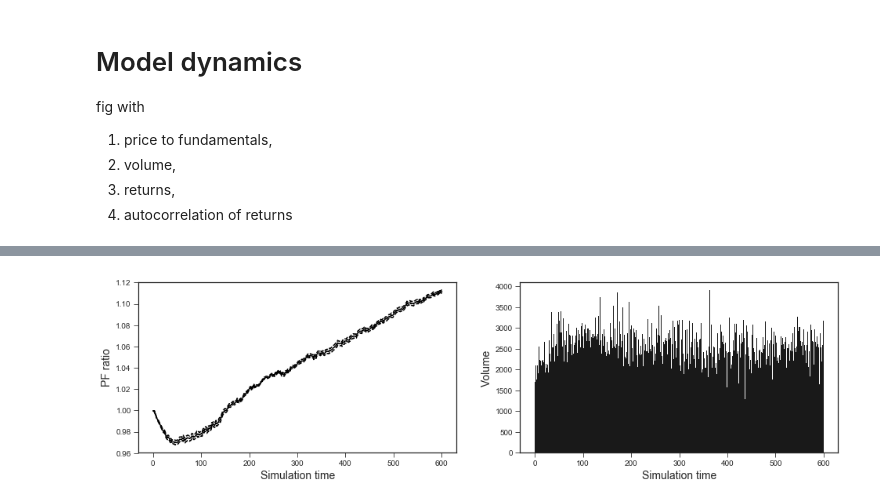
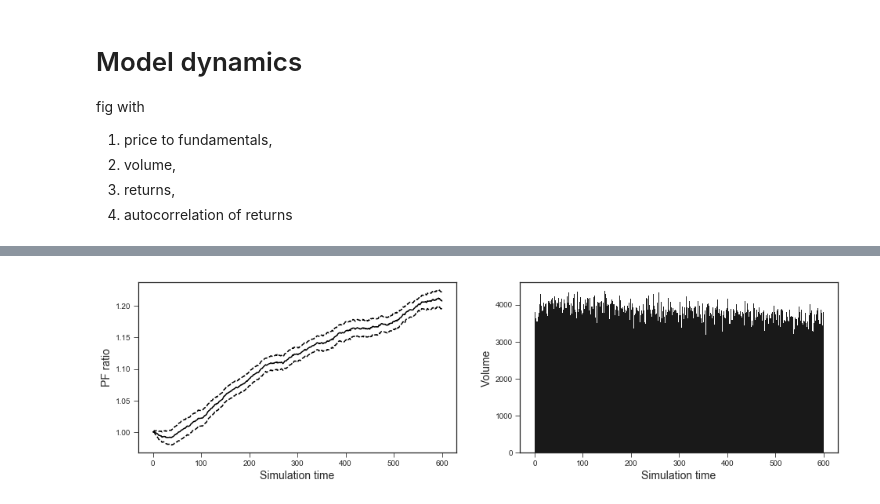
Before and after one commit to joerischasfoort/qe-asset-cycle, a Jupyter notebook: cb-asset-cylce-dynamics.ipynb, the cells around one changed output, grey strips where cells are left out. Drawn from its saved outputs; the diff is of its cells as text; code cells hidden in the pictures.

Commit message:
add_parameter_estimation

```diff
--- a/cb-asset-cylce-dynamics.ipynb
+++ b/cb-asset-cylce-dynamics.ipynb
@@ -112,3 +105,16 @@ params_nb = {"fundamental_value": 105,
+# %%
+problem = {
+  'num_vars': 7,
+  'names': ['std_noise', "w_random", "strat_share_chartists",
+            "base_risk_aversion", "fundamentalist_horizon_multiplier",
+            "mutation_intensity", "average_learning_ability"],
+  'bounds': [[0.03, 0.09], [0.02, 0.15], [0.02, 0.3],
+            [0.05, 3.0], [1.0, 5.0],
+            [0.05,0.5], [0.01, 0.8]]
+}
+# %%
+for i, name in enumerate(problem['names']):
+    params_nb[name] = est_params[i]
 # %%
 scenarios = [None]
 s_idx = 0
@@ -166,7 +172,7 @@ upper_autocors = []
 
 for row in range(len(autocors)):
     autcor_range = autocors.iloc[row]
-    lower, upper = confidence_interval(autcor_range, np.mean(autcor_range))
+    lower, upper = confidence_interval(autcor_range) #, np.mean(autcor_range)
     lower_autocors.append(lower)
     upper_autocors.append(upper)
 # %% [markdown]
@@ -272,46 +285,46 @@ prices[0].pct_change()[0].autocorr(20)
 lower_c_price = []
 upper_c_price = []
 av_pf = []
-for row in range(len(prices[0])):
-    price_range = prices[0].iloc[row] / fundamentals[s_idx].mean(axis=1)# / mc_fundamentals.iloc[row]
-    lower, upper = confidence_interval(price_range, np.mean(price_range))
+for row in range(len(prices[0])-1):
+    price_range = prices[0].iloc[row] / fundamentals[0].iloc[row]#fundamentals[s_idx].mean(axis=1)# / mc_fundamentals.iloc[row]
+    lower, upper = confidence_interval(price_range) #, np.mean(price_range)
     av_pf.append(np.mean(price_range))
     lower_c_price.append(lower)
     upper_c_price.append(upper)
 # %%
 fig, (ax1, ax2) = plt.subplots(1, 2, figsize=(16,4))
 
 s_idx = 0
 
 # 1 price to fundamentals
-ax1.plot(prices[s_idx].index, av_pf, 'k-')
-ax1.plot(prices[s_idx].index, lower_c_price, 'k--')
-ax1.plot(prices[s_idx].index, upper_c_price, 'k--')
+ax1.plot(prices[s_idx].index[:-1], av_pf, 'k-')
+ax1.plot(prices[s_idx].index[:-1], lower_c_price, 'k--')
+ax1.plot(prices[s_idx].index[:-1], upper_c_price, 'k--')
 
 ax1.set_ylabel('PF ratio', fontsize='14')
 
 # 2 volumes
 ax2.bar(volumes[s_idx].index, volumes[s_idx].mean(axis=1), width=1.0, color='black', alpha=0.9)
 ax2.set_ylabel('Volume', fontsize='14')
 
 
 # # 3 returns
 # ax3.plot(prices[0].index, prices[0].pct_change().mean(axis=1), 'k-')
 # ax3.set_ylabel('Returns', fontsize='14')
 
 # # 4 autocorrelation of returns
 # ax4.plot(autocors.index, autocors.mean(axis=1), 'k-', label='SIM Returns')
 # ax4.plot(autocors.index, lower_autocors, 'k--')
 # ax4.plot(autocors.index, upper_autocors, 'k--')
 # ax4.set_ylabel('Autocorrelation returns', fontsize='14')
 
 for ax in (ax1, ax2):
     ax.set_xlabel('Simulation time', fontsize='14')
 
 
 fig.savefig('baseline_dynamics.png', dpi=200, bbox_inches = 'tight', pad_inches = 0)
 # %% [output]
-[figure, old version]
+[figure, new version]
 # %%
 autocors.mean().mean()
 # %% [output]
```
Also changed, not shown: parts of 22 cells of this notebook, 7 other files.
